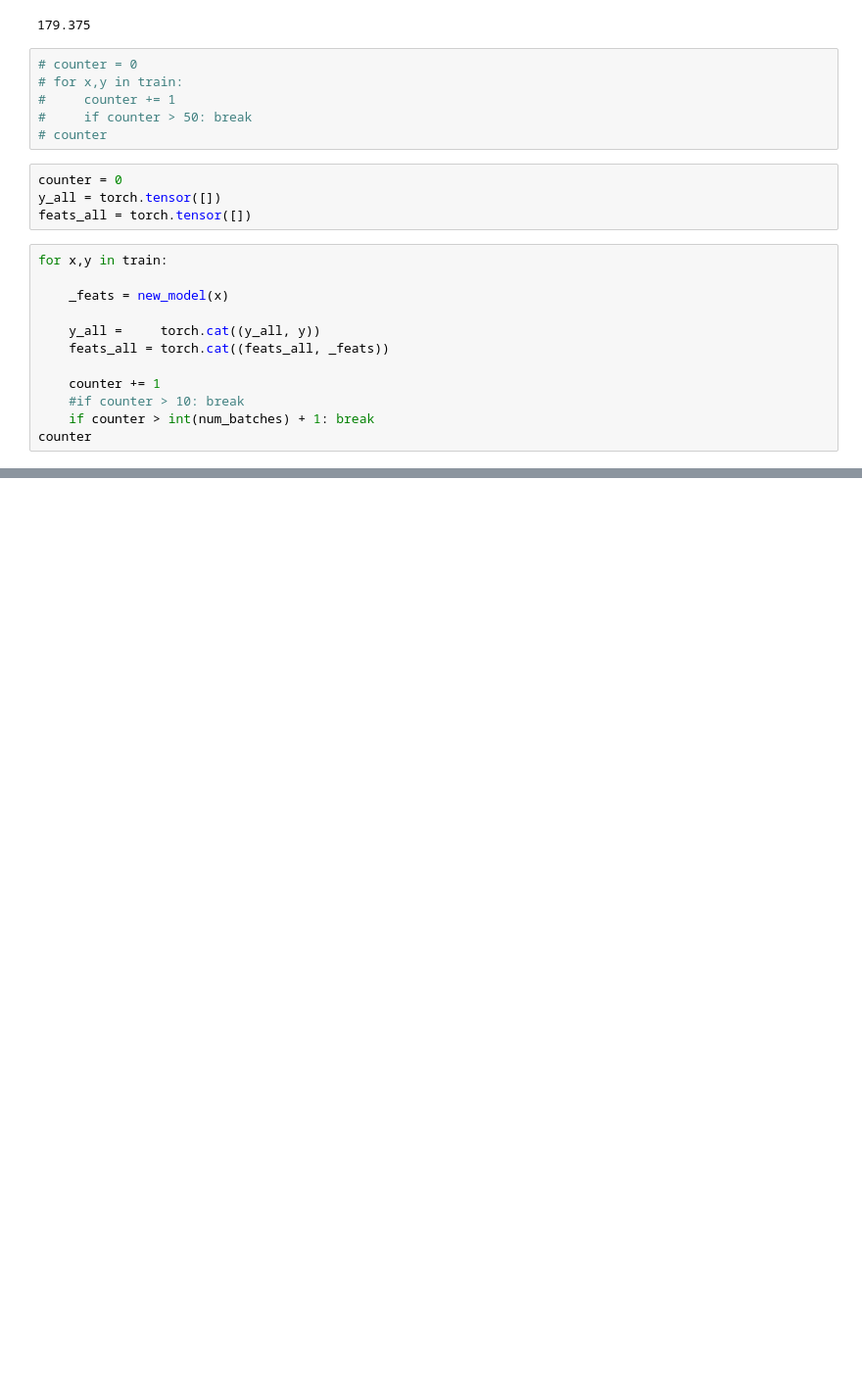
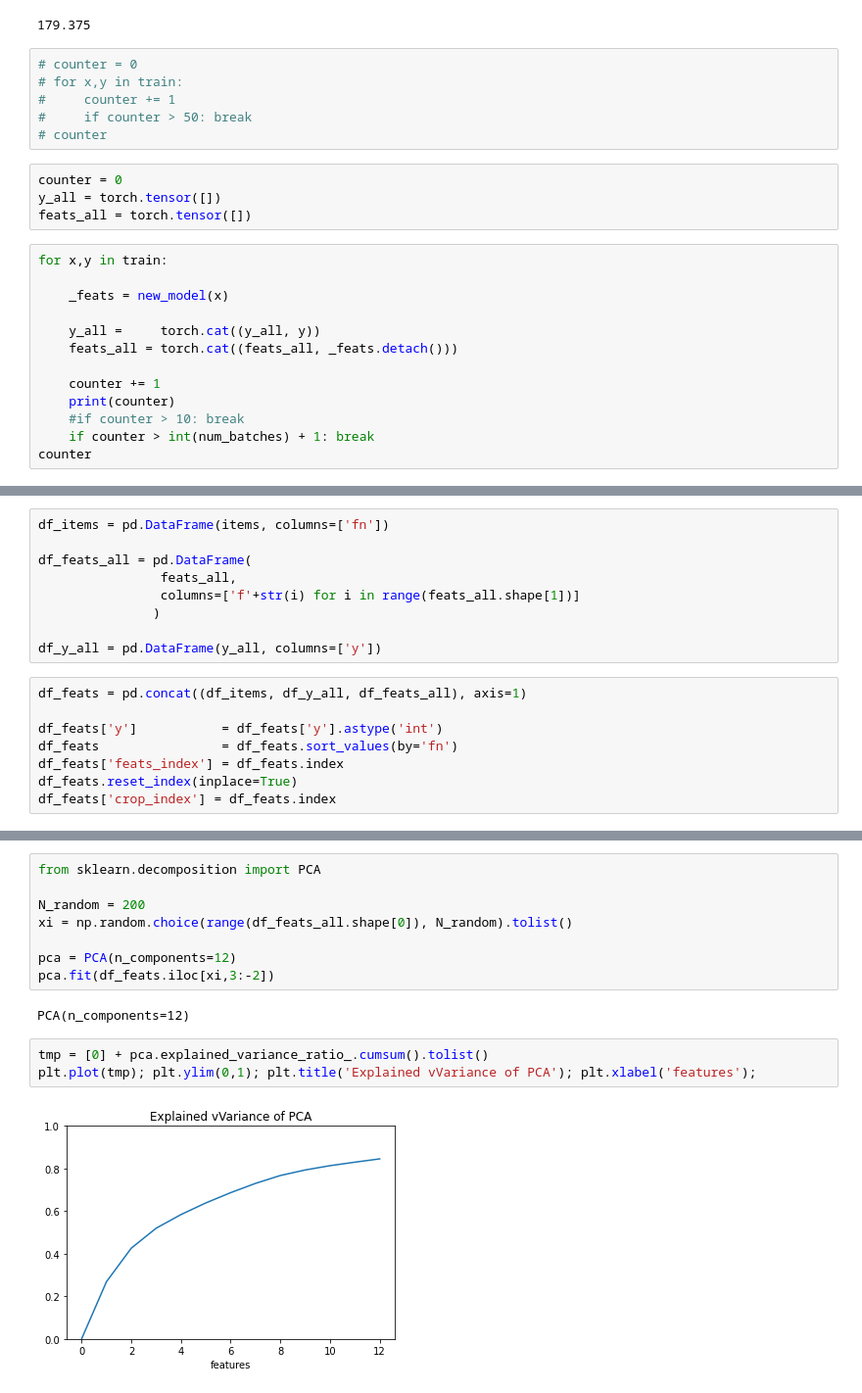
Before and after one commit to sutt/fastai2-dev, a Jupyter notebook: chess-classification-hw/nbs-oct/examine-feats-2.ipynb, the cells around one changed output, grey strips where cells are left out. Shown at 98% size. Drawn from its saved outputs; the diff is of its cells as text; blank space fills up the shorter version.

```diff
--- a/chess-classification-hw/nbs-oct/examine-feats-2.ipynb
+++ b/chess-classification-hw/nbs-oct/examine-feats-2.ipynb
@@ -140,9 +150,10 @@ for x,y in train:
     _feats = new_model(x)
 
     y_all =     torch.cat((y_all, y))
-    feats_all = torch.cat((feats_all, _feats))
+    feats_all = torch.cat((feats_all, _feats.detach()))
 
     counter += 1
+    print(counter)
     #if counter > 10: break
     if counter > int(num_batches) + 1: break
 counter
@@ -152,0 +189,17 @@ y_all.shape
+# %%
+df_items = pd.DataFrame(items, columns=['fn'])
+
+df_feats_all = pd.DataFrame(
+                feats_all,
+                columns=['f'+str(i) for i in range(feats_all.shape[1])]
+               )
+
+df_y_all = pd.DataFrame(y_all, columns=['y'])
+# %%
+df_feats = pd.concat((df_items, df_y_all, df_feats_all), axis=1)
+
+df_feats['y']           = df_feats['y'].astype('int')
+df_feats                = df_feats.sort_values(by='fn')
+df_feats['feats_index'] = df_feats.index
+df_feats.reset_index(inplace=True)
+df_feats['crop_index'] = df_feats.index
@@ -152,0 +256,15 @@ y_all.shape
+# %%
+from sklearn.decomposition import PCA
+
+N_random = 200
+xi = np.random.choice(range(df_feats_all.shape[0]), N_random).tolist()
+
+pca = PCA(n_components=12)
+pca.fit(df_feats.iloc[xi,3:-2])
+# %% [output]
+PCA(n_components=12)
+# %%
+tmp = [0] + pca.explained_variance_ratio_.cumsum().tolist()
+plt.plot(tmp); plt.ylim(0,1); plt.title('Explained vVariance of PCA'); plt.xlabel('features');
+# %% [output]
+[figure, added]
```
Also changed, not shown: parts of 29 cells of this notebook.
